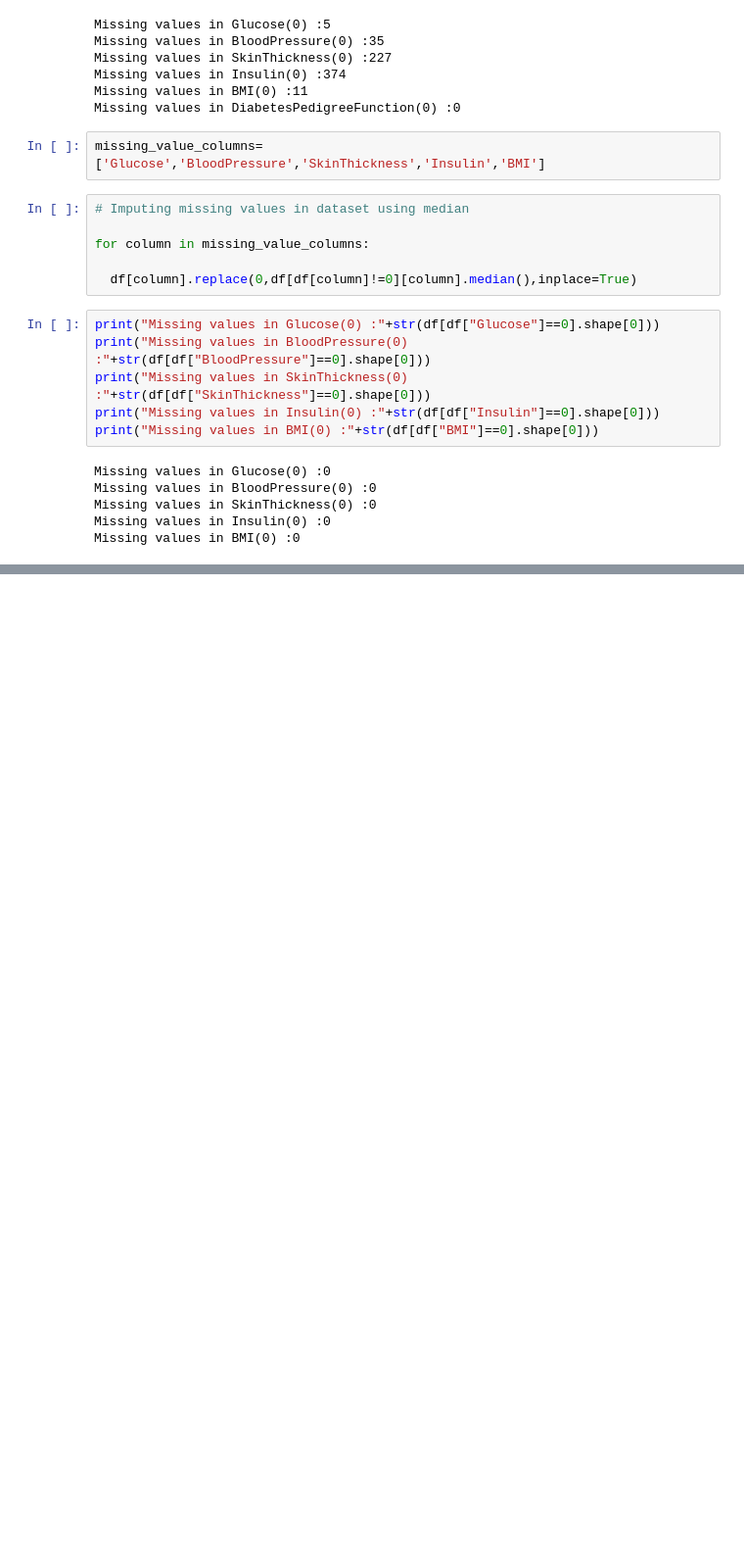
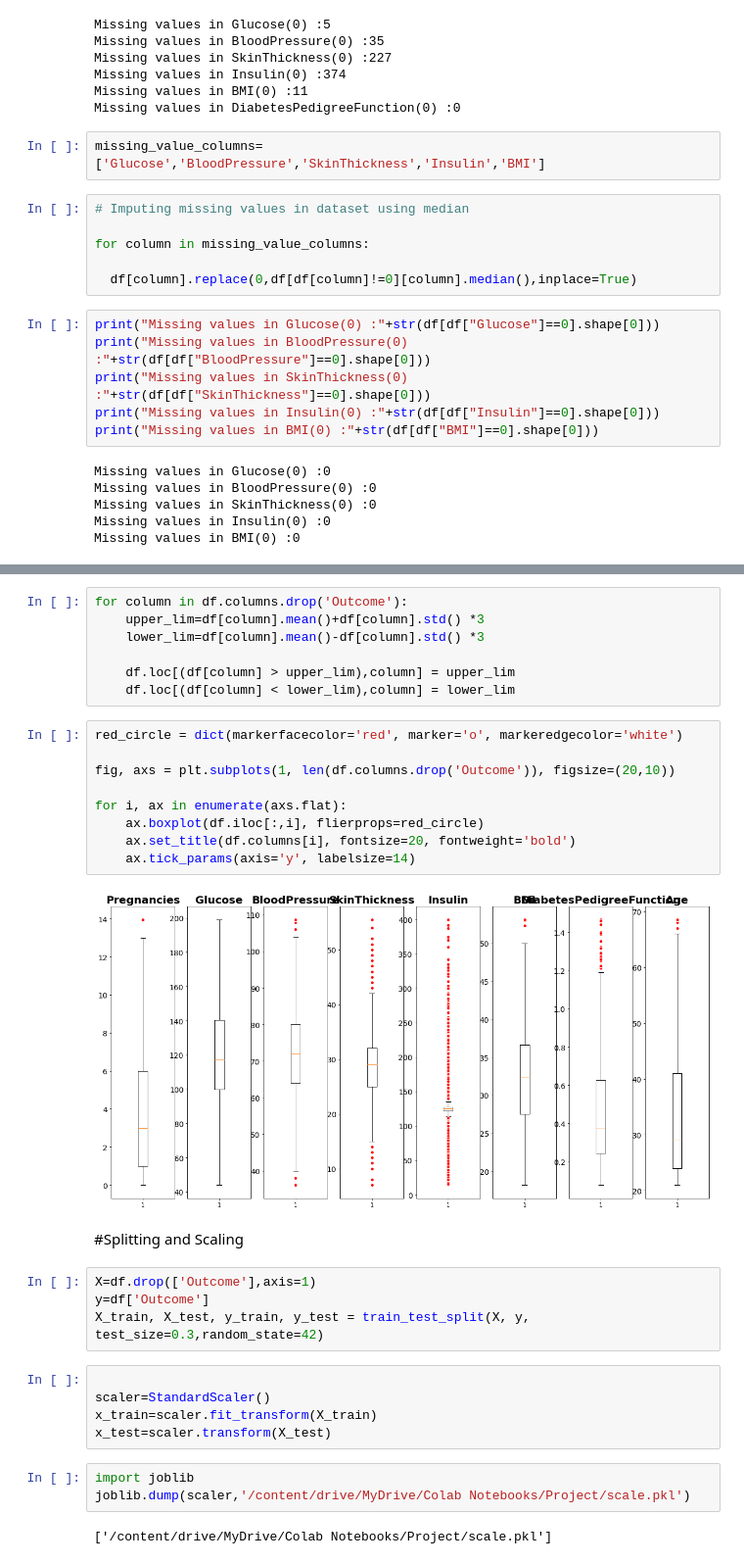
Before and after one commit to LuKeZ19/Machine_Learning, a Jupyter notebook: Pima_Indians_Diabetes.ipynb, the cells around one changed output, grey strips where cells are left out. Shown at 98% size. Saved outputs shown, nothing was run; the diff lists cells and outputs as text; blank space fills up the shorter version.

```diff
--- a/Pima_Indians_Diabetes.ipynb
+++ b/Pima_Indians_Diabetes.ipynb
@@ -136,0 +186,34 @@ Missing values in BMI(0) :0
+# %%
+for column in df.columns.drop('Outcome'):
+    upper_lim=df[column].mean()+df[column].std() *3
+    lower_lim=df[column].mean()-df[column].std() *3
+
+    df.loc[(df[column] > upper_lim),column] = upper_lim
+    df.loc[(df[column] < lower_lim),column] = lower_lim
+# %%
+red_circle = dict(markerfacecolor='red', marker='o', markeredgecolor='white')
+
+fig, axs = plt.subplots(1, len(df.columns.drop('Outcome')), figsize=(20,10))
+
+for i, ax in enumerate(axs.flat):
+    ax.boxplot(df.iloc[:,i], flierprops=red_circle)
+    ax.set_title(df.columns[i], fontsize=20, fontweight='bold')
+    ax.tick_params(axis='y', labelsize=14)
+# %% [output]
+[figure, added]
+# %% [markdown]
+#Splitting and Scaling
+# %%
+X=df.drop(['Outcome'],axis=1)
+y=df['Outcome']
+X_train, X_test, y_train, y_test = train_test_split(X, y, test_size=0.3,random_state=42)
+# %%
+
+scaler=StandardScaler()
+x_train=scaler.fit_transform(X_train)
+x_test=scaler.transform(X_test)
+# %%
+import joblib
+joblib.dump(scaler,'/content/drive/MyDrive/Colab Notebooks/Project/scale.pkl')
+# %% [output]
+['/content/drive/MyDrive/Colab Notebooks/Project/scale.pkl']
```
Also changed, not shown: parts of 19 cells of this notebook.
